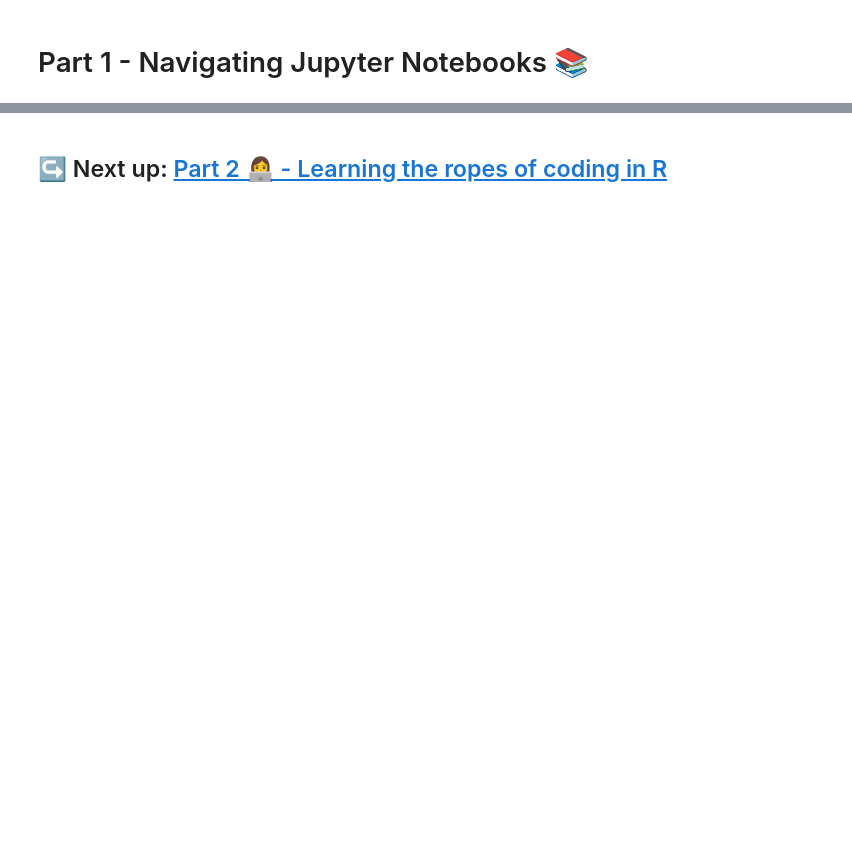
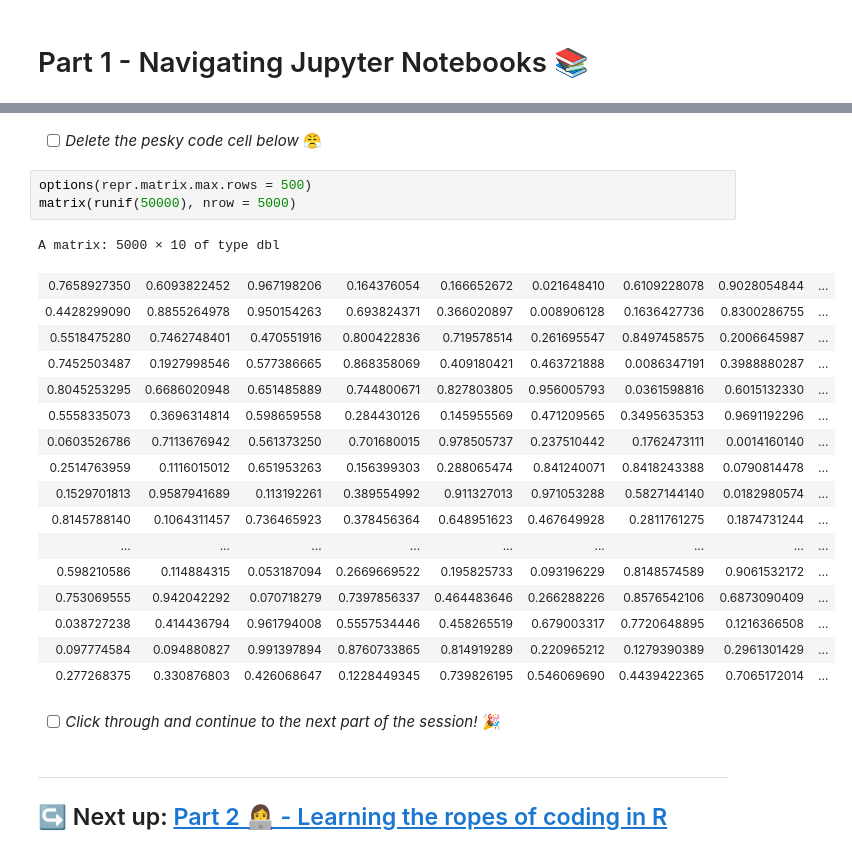
Before and after one commit to ABS-Neural-Nets-Tutorial/Intro-To-Neural-Networks, a Jupyter notebook: notebooks/1_Navigating_Notebooks.ipynb, the cells around one changed output, grey strips where cells are left out. Cells and saved outputs as stored; diff of their text form; blank space fills up the shorter version.

```diff
--- a/notebooks/1_Navigating_Notebooks.ipynb
+++ b/notebooks/1_Navigating_Notebooks.ipynb
@@ -47,2 +130,28 @@ That's where Notebooks come in!
+# %% [markdown]
+- [ ] *Delete the pesky code cell below* 😤
+# %%
+options(repr.matrix.max.rows = 500)
+matrix(runif(50000), nrow = 5000)
+# %% [output]
+A matrix: 5000 × 10 of type dbl
+| 0.7658927350 | 0.6093822452 | 0.967198206 | 0.164376054 | 0.166652672 | 0.021648410 | 0.6109228078 | 0.9028054844 | ... |
+| 0.4428299090 | 0.8855264978 | 0.950154263 | 0.693824371 | 0.366020897 | 0.008906128 | 0.1636427736 | 0.8300286755 | ... |
+| 0.5518475280 | 0.7462748401 | 0.470551916 | 0.800422836 | 0.719578514 | 0.261695547 | 0.8497458575 | 0.2006645987 | ... |
+| 0.7452503487 | 0.1927998546 | 0.577386665 | 0.868358069 | 0.409180421 | 0.463721888 | 0.0086347191 | 0.3988880287 | ... |
+| 0.8045253295 | 0.6686020948 | 0.651485889 | 0.744800671 | 0.827803805 | 0.956005793 | 0.0361598816 | 0.6015132330 | ... |
+| 0.5558335073 | 0.3696314814 | 0.598659558 | 0.284430126 | 0.145955569 | 0.471209565 | 0.3495635353 | 0.9691192296 | ... |
+| 0.0603526786 | 0.7113676942 | 0.561373250 | 0.701680015 | 0.978505737 | 0.237510442 | 0.1762473111 | 0.0014160140 | ... |
+| 0.2514763959 | 0.1116015012 | 0.651953263 | 0.156399303 | 0.288065474 | 0.841240071 | 0.8418243388 | 0.0790814478 | ... |
+| 0.1529701813 | 0.9587941689 | 0.113192261 | 0.389554992 | 0.911327013 | 0.971053288 | 0.5827144140 | 0.0182980574 | ... |
+| 0.8145788140 | 0.1064311457 | 0.736465923 | 0.378456364 | 0.648951623 | 0.467649928 | 0.2811761275 | 0.1874731244 | ... |
+| ... | ... | ... | ... | ... | ... | ... | ... | ... |
+| 0.598210586 | 0.114884315 | 0.053187094 | 0.2669669522 | 0.195825733 | 0.093196229 | 0.8148574589 | 0.9061532172 | ... |
+| 0.753069555 | 0.942042292 | 0.070718279 | 0.7397856337 | 0.464483646 | 0.266288226 | 0.8576542106 | 0.6873090409 | ... |
+| 0.038727238 | 0.414436794 | 0.961794008 | 0.5557534446 | 0.458265519 | 0.679003317 | 0.7720648895 | 0.1216366508 | ... |
+| 0.097774584 | 0.094880827 | 0.991397894 | 0.8760733865 | 0.814919289 | 0.220965212 | 0.1279390389 | 0.2961301429 | ... |
+| 0.277268375 | 0.330876803 | 0.426068647 | 0.1228449345 | 0.739826195 | 0.546069690 | 0.4439422365 | 0.7065172014 | ... |
+# %% [markdown]
+- [ ] *Click through and continue to the next part of the session!* 🎉
 # %% [markdown]
+---
 ## ↪️ Next up: [Part 2 👩‍💻 - Learning the ropes of coding in R](./2_Learning_R.ipynb)
```
Also changed, not shown: parts of 23 cells of this notebook, 3 other files.
